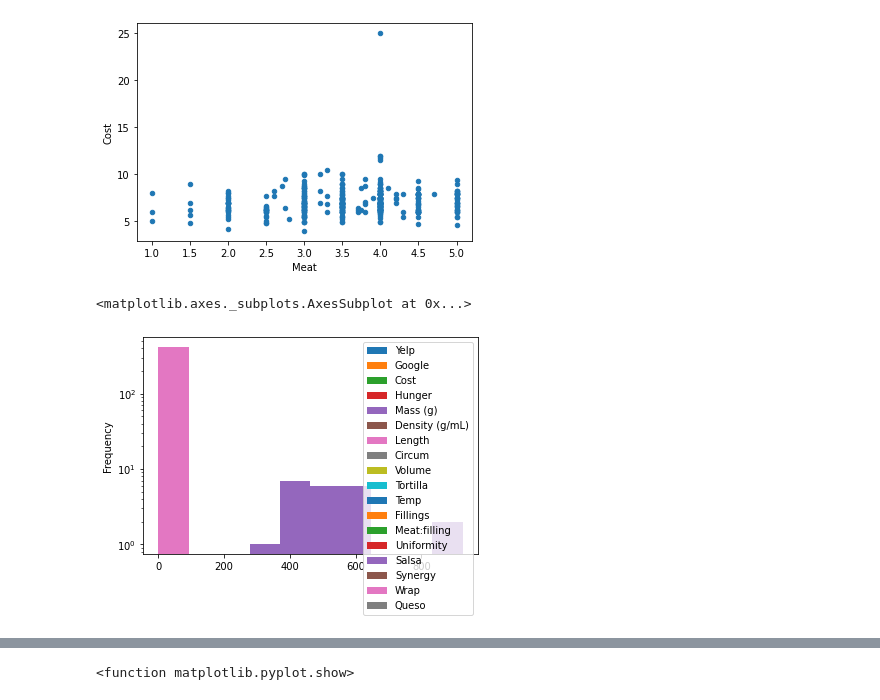
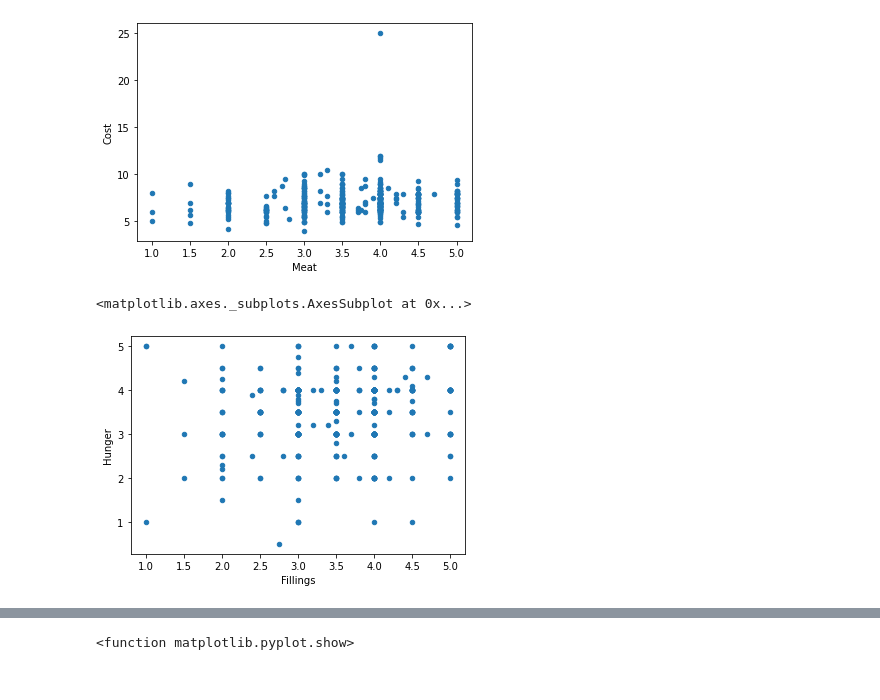
Before and after one commit to swapnil2009/PyCBC, a Jupyter notebook: Graduation_Project.ipynb, the cells around one changed output, grey strips where cells are left out. Cells and saved outputs as stored; diff of their text form; code cells hidden in the pictures.

```diff
--- a/Graduation_Project.ipynb
+++ b/Graduation_Project.ipynb
@@ -345,7 +345,7 @@ df.plot(kind='scatter',y='Cost',x='Meat')
 <matplotlib.axes._subplots.AxesSubplot at 0x...>
 [figure]
 # %%
-df.plot(kind='hist',x='Meat',logy=True)
+df.plot(kind='scatter',x='Fillings',y='Hunger')
 # %% [output]
 <matplotlib.axes._subplots.AxesSubplot at 0x...>
-[figure, old version]
+[figure, new version]
```
Also changed, not shown: parts of 5 cells of this notebook.
